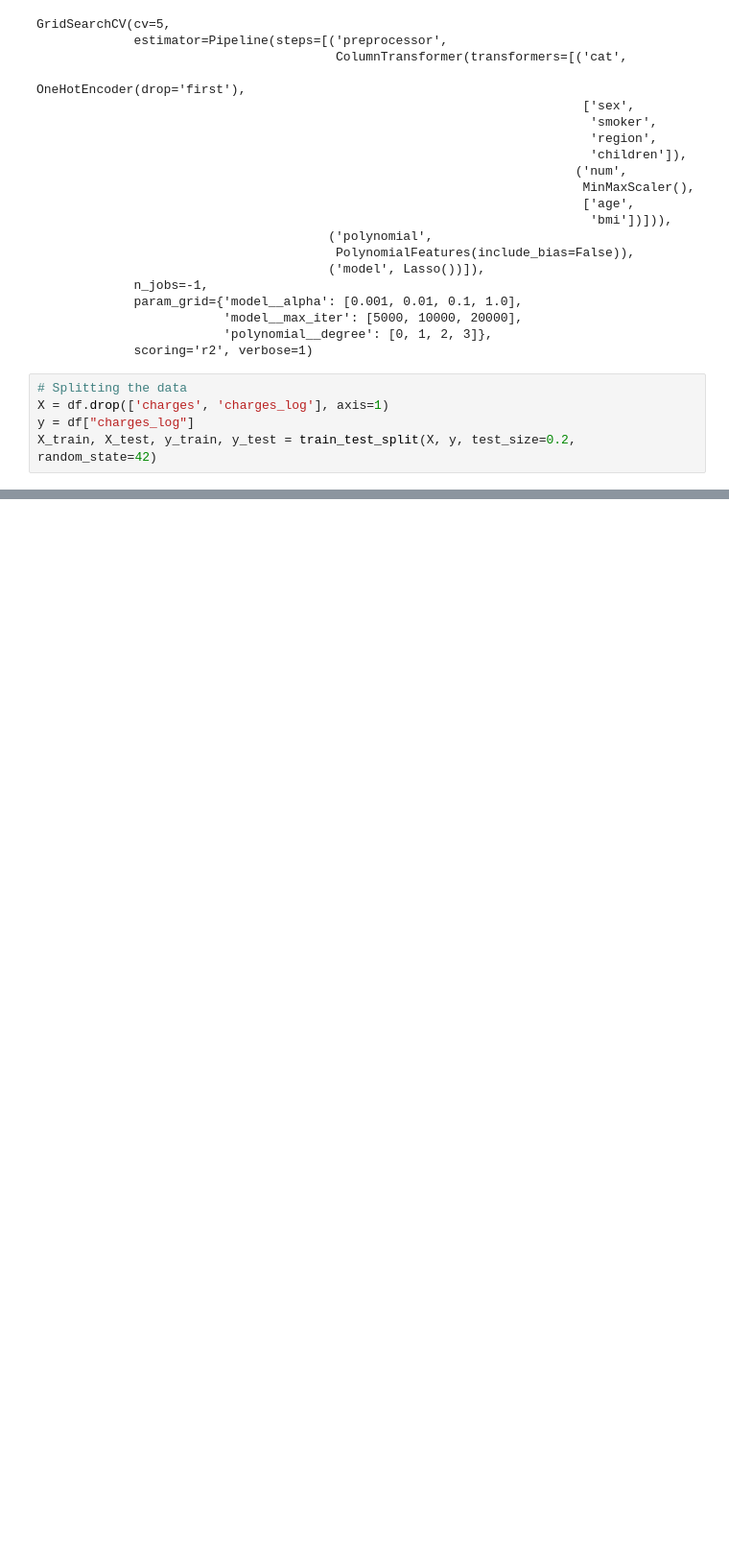
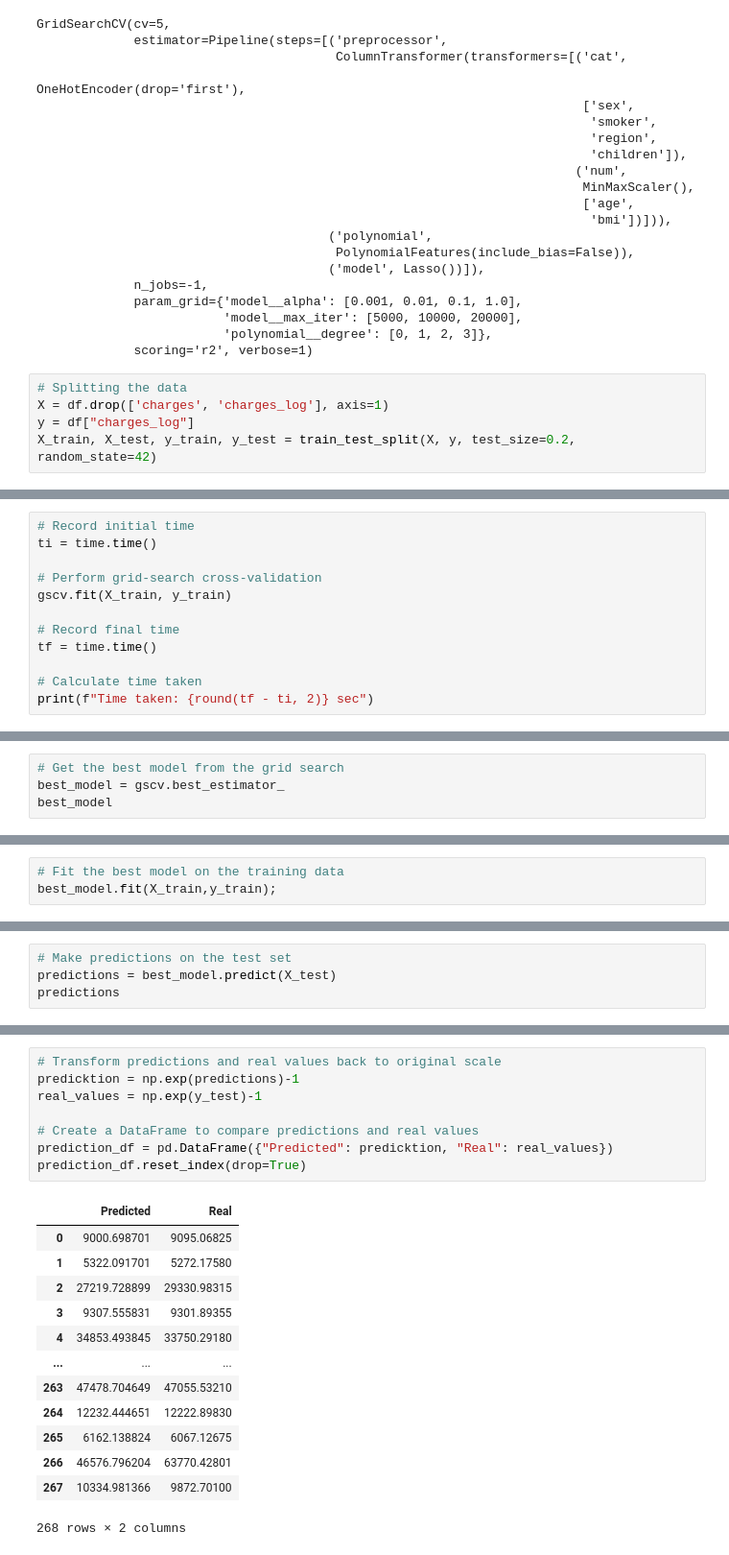
Before and after one commit to Berkay-Bozkurt/Medical_Cost_Analysis, a Jupyter notebook: cost_analaysis.ipynb, the cells around one changed output, grey strips where cells are left out. Shown at 96% size. Drawn from its saved outputs; the diff is of its cells as text; blank space fills up the shorter version.

```diff
--- a/cost_analaysis.ipynb
+++ b/cost_analaysis.ipynb
@@ -466,0 +566,12 @@ prediction
+# %%
+# Record initial time
+ti = time.time()
+
+# Perform grid-search cross-validation
+gscv.fit(X_train, y_train)
+
+# Record final time
+tf = time.time()
+
+# Calculate time taken
+print(f"Time taken: {round(tf - ti, 2)} sec")
@@ -466,0 +595,4 @@ prediction
+# %%
+# Get the best model from the grid search
+best_model = gscv.best_estimator_
+best_model
@@ -466,0 +613,3 @@ prediction
+# %%
+# Fit the best model on the training data
+best_model.fit(X_train,y_train);
@@ -466,0 +626,4 @@ prediction
+# %%
+# Make predictions on the test set
+predictions = best_model.predict(X_test)
+predictions
@@ -466,0 +648,22 @@ prediction
+# %%
+# Transform predictions and real values back to original scale
+predicktion = np.exp(predictions)-1
+real_values = np.exp(y_test)-1
+
+# Create a DataFrame to compare predictions and real values
+prediction_df = pd.DataFrame({"Predicted": predicktion, "Real": real_values})
+prediction_df.reset_index(drop=True)
+# %% [output]
+|  | Predicted | Real |
+| 0 | 9000.698701 | 9095.06825 |
+| 1 | 5322.091701 | 5272.17580 |
+| 2 | 27219.728899 | 29330.98315 |
+| 3 | 9307.555831 | 9301.89355 |
+| 4 | 34853.493845 | 33750.29180 |
+| ... | ... | ... |
+| 263 | 47478.704649 | 47055.53210 |
+| 264 | 12232.444651 | 12222.89830 |
+| 265 | 6162.138824 | 6067.12675 |
+| 266 | 46576.796204 | 63770.42801 |
+| 267 | 10334.981366 | 9872.70100 |
+268 rows × 2 columns
```
Also changed, not shown: parts of 52 cells of this notebook.
